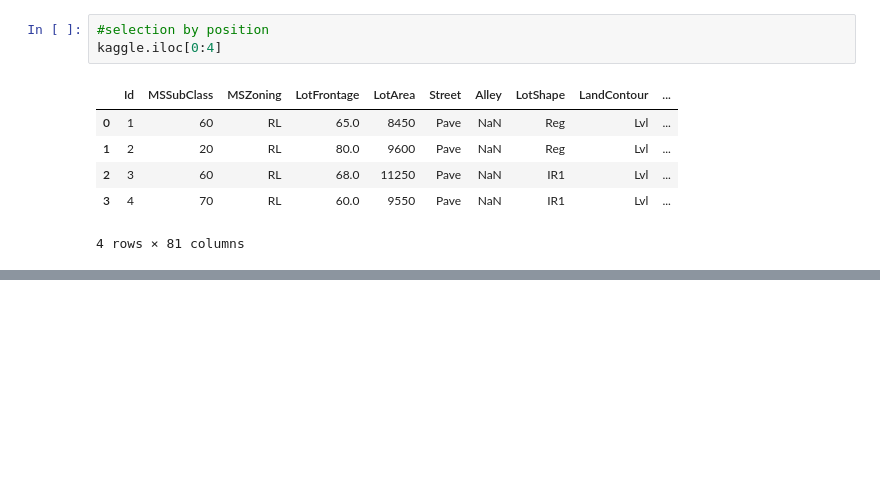
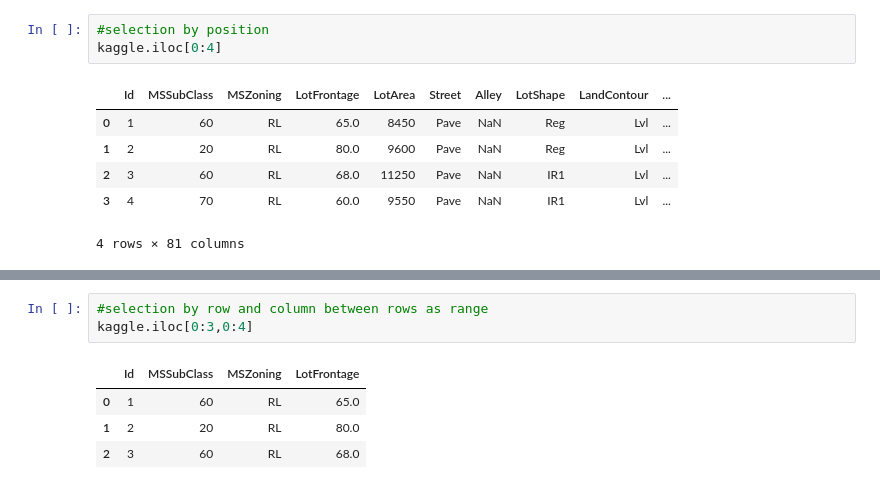
Before and after one commit to anjali88/Basic-ML-, a Jupyter notebook: Pushpanjali_banik_Pandas.ipynb, the cells around one changed output, grey strips where cells are left out. Saved outputs shown, nothing was run; the diff lists cells and outputs as text; blank space fills up the shorter version.

```diff
--- a/Pushpanjali_banik_Pandas.ipynb
+++ b/Pushpanjali_banik_Pandas.ipynb
@@ -448,0 +460,8 @@ kaggle.iloc[0:4]
+# %%
+#selection by row and column between rows as range
+kaggle.iloc[0:3,0:4]
+# %% [output]
+|  | Id | MSSubClass | MSZoning | LotFrontage |
+| 0 | 1 | 60 | RL | 65.0 |
+| 1 | 2 | 20 | RL | 80.0 |
+| 2 | 3 | 60 | RL | 68.0 |
```
Also changed, not shown: parts of 6 cells of this notebook.
